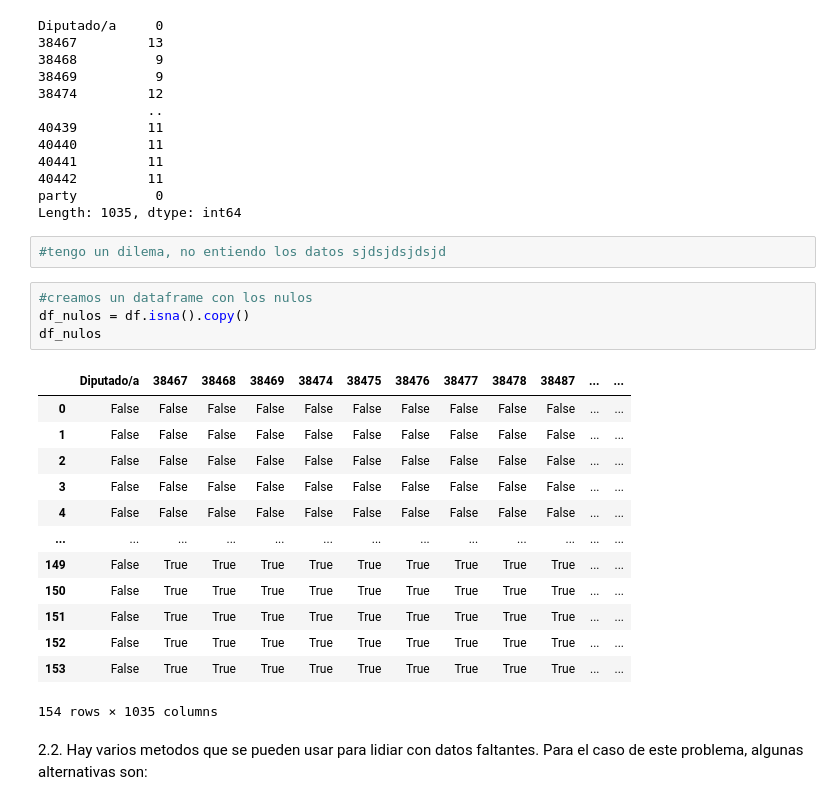
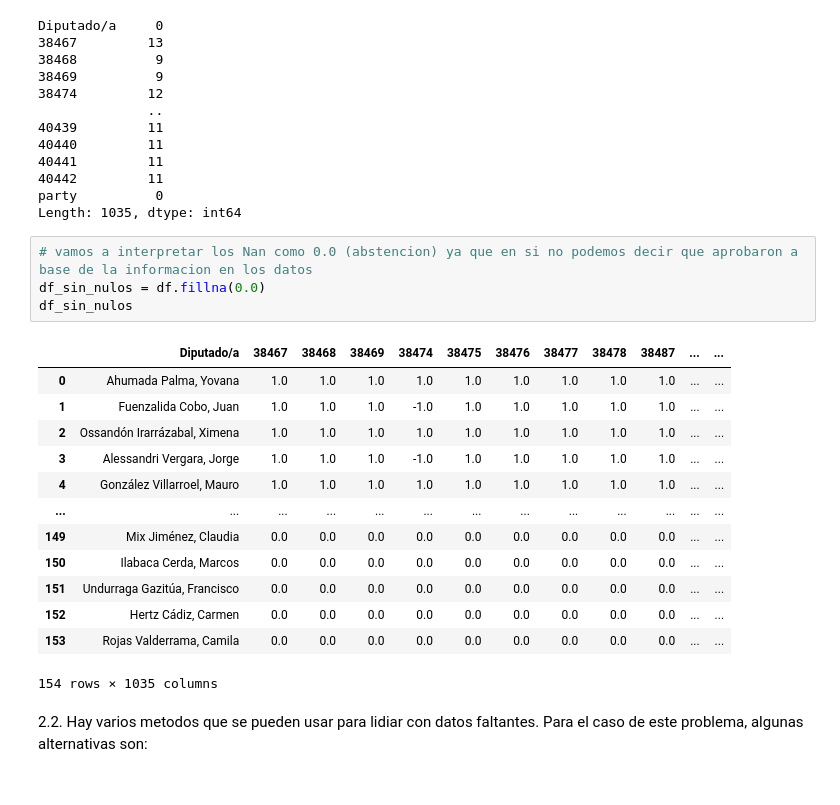
Before and after one commit to fernandaleroy/Proyecto-Algebra-, a Jupyter notebook: Codigo_Proyecto_SVD.ipynb, the cells around one changed output. Cells and saved outputs as stored; diff of their text form.

```diff
--- a/Codigo_Proyecto_SVD.ipynb
+++ b/Codigo_Proyecto_SVD.ipynb
@@ -227,26 +227,24 @@ Diputado/a     0
 40442         11
 party          0
 Length: 1035, dtype: int64
-# %%
-#tengo un dilema, no entiendo los datos sjdsjdsjdsjd
-# %%
-#creamos un dataframe con los nulos
-df_nulos = df.isna().copy()
-df_nulos
-# %% [output]
-|  | Diputado/a | 38467 | 38468 | 38469 | 38474 | 38475 | 38476 | 38477 | 38478 | 38487 | ... | ... |
-| 0 | False | False | False | False | False | False | False | False | False | False | ... | ... |
-| 1 | False | False | False | False | False | False | False | False | False | False | ... | ... |
-| 2 | False | False | False | False | False | False | False | False | False | False | ... | ... |
-| 3 | False | False | False | False | False | False | False | False | False | False | ... | ... |
-| 4 | False | False | False | False | False | False | False | False | False | False | ... | ... |
-| ... | ... | ... | ... | ... | ... | ... | ... | ... | ... | ... | ... | ... |
-| 149 | False | True | True | True | True | True | True | True | True | True | ... | ... |
-| 150 | False | True | True | True | True | True | True | True | True | True | ... | ... |
-| 151 | False | True | True | True | True | True | True | True | True | True | ... | ... |
-| 152 | False | True | True | True | True | True | True | True | True | True | ... | ... |
-| 153 | False | True | True | True | True | True | True | True | True | True | ... | ... |
-154 rows × 1035 columns
+# %%
+# vamos a interpretar los Nan como 0.0 (abstencion) ya que en si no podemos decir que aprobaron a base de la informacion en los datos
+df_sin_nulos = df.fillna(0.0)
+df_sin_nulos
+# %% [output]
+|  | Diputado/a | 38467 | 38468 | 38469 | 38474 | 38475 | 38476 | 38477 | 38478 | 38487 | ... | ... |
+| 0 | Ahumada Palma, Yovana | 1.0 | 1.0 | 1.0 | 1.0 | 1.0 | 1.0 | 1.0 | 1.0 | 1.0 | ... | ... |
+| 1 | Fuenzalida Cobo, Juan | 1.0 | 1.0 | 1.0 | -1.0 | 1.0 | 1.0 | 1.0 | 1.0 | 1.0 | ... | ... |
+| 2 | Ossandón Irarrázabal, Ximena | 1.0 | 1.0 | 1.0 | 1.0 | 1.0 | 1.0 | 1.0 | 1.0 | 1.0 | ... | ... |
+| 3 | Alessandri Vergara, Jorge | 1.0 | 1.0 | 1.0 | -1.0 | 1.0 | 1.0 | 1.0 | 1.0 | 1.0 | ... | ... |
+| 4 | González Villarroel, Mauro | 1.0 | 1.0 | 1.0 | 1.0 | 1.0 | 1.0 | 1.0 | 1.0 | 1.0 | ... | ... |
+| ... | ... | ... | ... | ... | ... | ... | ... | ... | ... | ... | ... | ... |
+| 149 | Mix Jiménez, Claudia | 0.0 | 0.0 | 0.0 | 0.0 | 0.0 | 0.0 | 0.0 | 0.0 | 0.0 | ... | ... |
+| 150 | Ilabaca Cerda, Marcos | 0.0 | 0.0 | 0.0 | 0.0 | 0.0 | 0.0 | 0.0 | 0.0 | 0.0 | ... | ... |
+| 151 | Undurraga Gazitúa, Francisco | 0.0 | 0.0 | 0.0 | 0.0 | 0.0 | 0.0 | 0.0 | 0.0 | 0.0 | ... | ... |
+| 152 | Hertz Cádiz, Carmen | 0.0 | 0.0 | 0.0 | 0.0 | 0.0 | 0.0 | 0.0 | 0.0 | 0.0 | ... | ... |
+| 153 | Rojas Valderrama, Camila | 0.0 | 0.0 | 0.0 | 0.0 | 0.0 | 0.0 | 0.0 | 0.0 | 0.0 | ... | ... |
+154 rows × 1035 columns
 # %% [markdown]
 2.2. Hay varios metodos que se pueden usar para lidiar con datos faltantes.
 Para el caso de este problema, algunas alternativas son:
```
Also changed, not shown: parts of 8 cells of this notebook.
